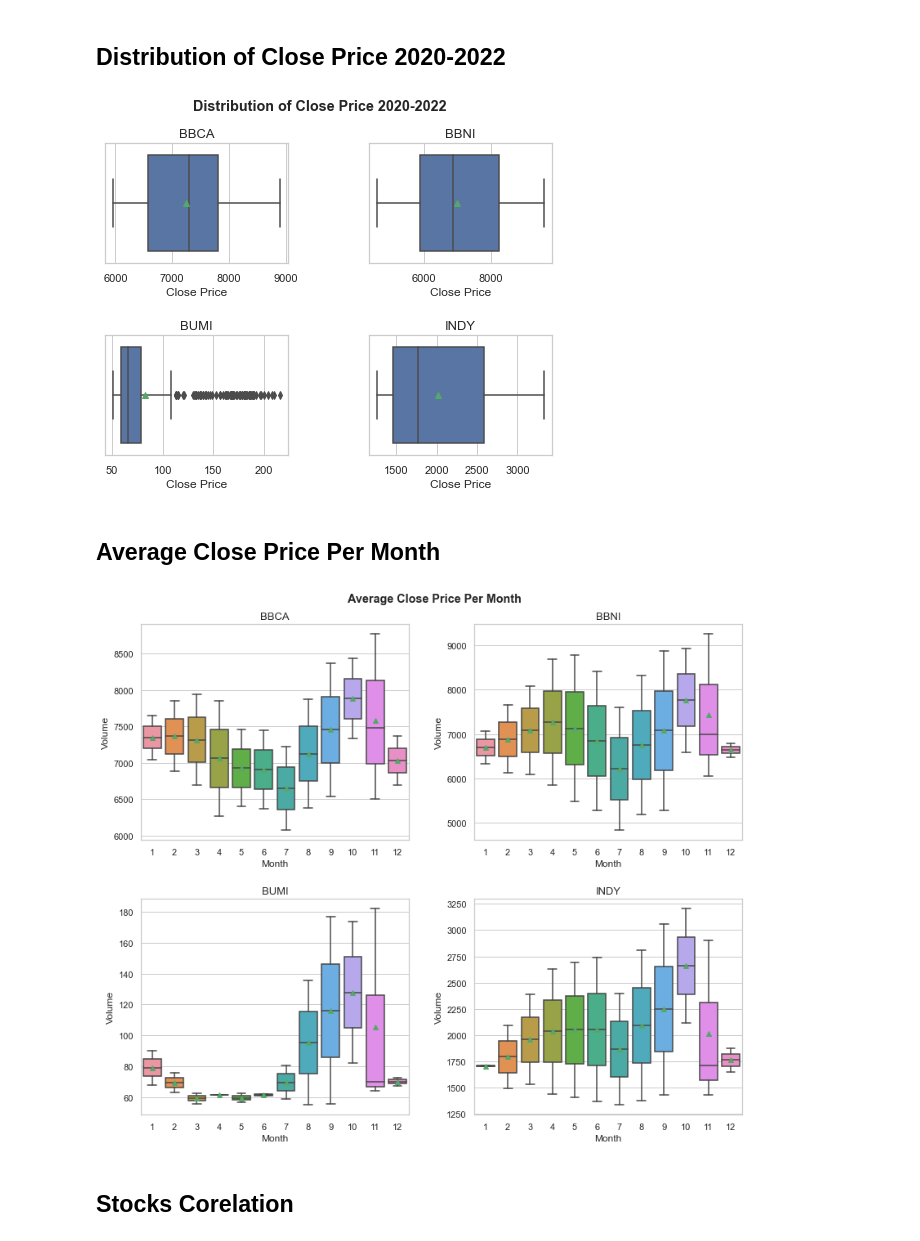
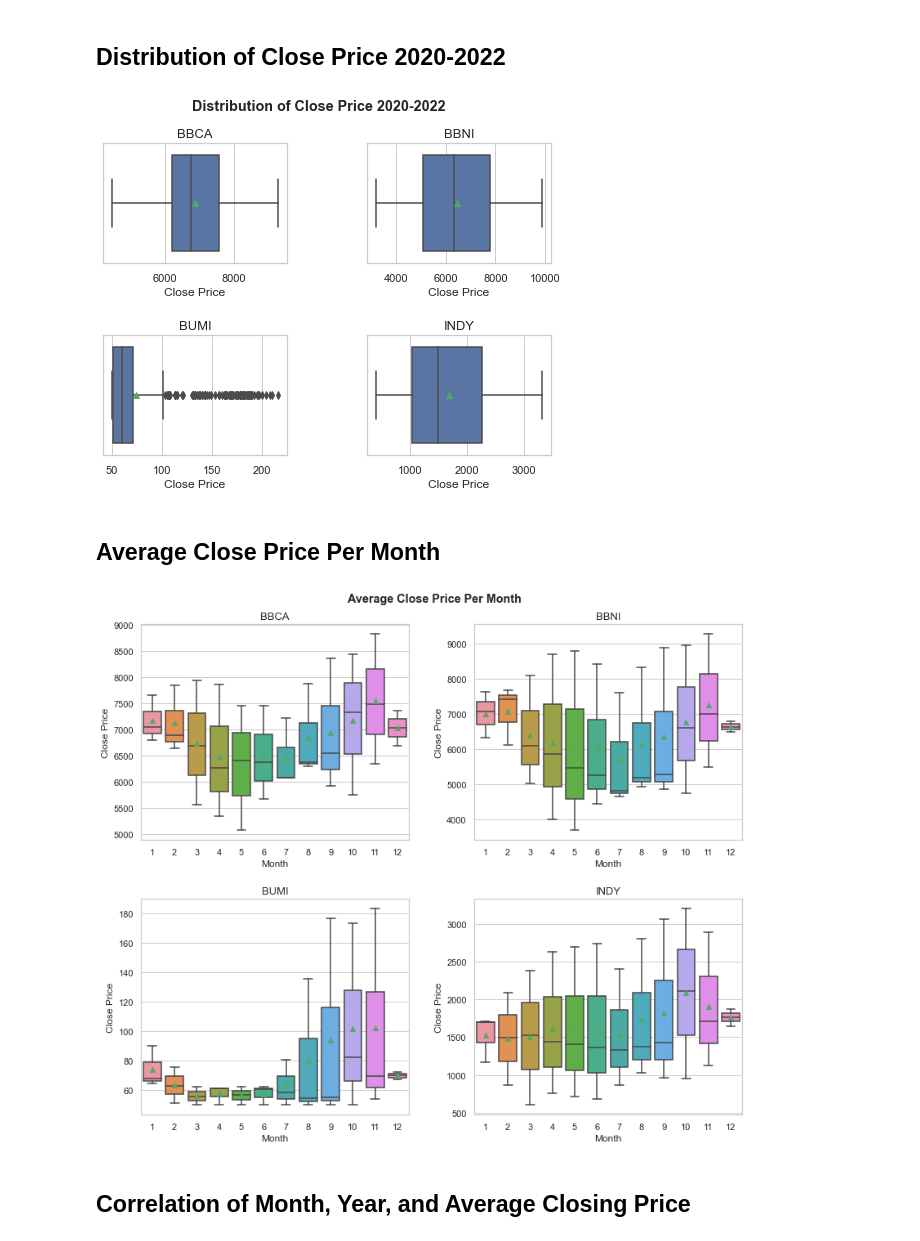
Before and after one commit to crypter70/Stocks-Prediction, a Jupyter notebook: Stocks Data Exploration.ipynb, the cells around one changed output. Drawn from its saved outputs; the diff is of its cells as text; code cells hidden in the pictures.

```diff
--- a/Stocks Data Exploration.ipynb
+++ b/Stocks Data Exploration.ipynb
@@ -21,7 +24,7 @@ stock_list = ['bbca', 'bbni', 'bumi', 'indy', 'sido']
 stock_code = ['BBCA', 'BBNI', 'BUMI', 'INDY', 'SIDO']
 
 for a, x in zip(stock_list, stock_code):
-    globals()[a] = pd.read_csv(f"C:\\Users\\LENOVO\\Stocks_exploration\\Stocks-Exploration\\data\\{x}_23_11_2022.csv", encoding='utf-8')
+    globals()[a] = pd.read_csv(f"C:\\Users\\LENOVO\\Stocks_exploration\\Stocks-Exploration\\data\\{x}_30_11_2022.csv", encoding='utf-8')
     globals()[a]['Date'] = pd.to_datetime(globals()[a]['Date'])
     globals()[a]['Volume'] = globals()[a]['Volume'].astype(int)
 
@@ -194,30 +146,16 @@ fig.tight_layout(pad=4)
 
 fig.suptitle(f'{chart4}', fontweight='bold')
 
-g_bbca = sns.boxplot(x='Close', data=bbca, showmeans=True, ax=axes[0,0])
-g_bbni = sns.boxplot(x='Close', data=bbni, showmeans=True, ax=axes[0,1])
-g_bumi = sns.boxplot(x='Close', data=bumi, showmeans=True, ax=axes[1,0])
-g_indy = sns.boxplot(x='Close', data=indy, showmeans=True, ax=axes[1,1])
+g_stock = ['g_bbca', 'g_bbni', 'g_bumi', 'g_indy']
 
-g_bbca.set_title('BBCA',fontweight="normal", size=13, y=1)
-g_bbca.set_xlabel('Close Price', fontsize = 12)
-# g_bbca.set_ylabel('Price')
-
-g_bbni.set_title('BBNI',fontweight="normal", size=13, y=1)
-g_bbni.set_xlabel('Close Price', fontsize = 12)
-# g_bbni.set_ylabel('Price')
-
-g_bumi.set_title('BUMI',fontweight="normal", size=13, y=1)
-g_bumi.set_xlabel('Close Price', fontsize = 12)
-# g_bumi.set_ylabel('Price')
-
-g_indy.set_title('INDY',fontweight="normal", size=13, y=1)
-g_indy.set_xlabel('Close Price', fontsize = 12)
-# g_indy.set_ylabel('Price')
+for x, y, z, ax in zip(stock_list, g_stock, stock_code, axes.flatten()):
+    y = sns.boxplot(x='Close', data=globals()[x], showmeans=True, ax=ax)
+    y.set_title(z ,fontweight="normal", size=13, y=1)
+    y.set_xlabel('Close Price', fontsize = 12)
 
 plt.show()
 # %% [output]
-[figure, old version]
+[figure, new version]
 # %%
 chart5 = 'Average Close Price Per Month'
 
@@ -230,48 +168,33 @@ Markdown("""
 # %%
 fig, axes = plt.subplots(2, 2, figsize=(12, 10))
 fig.tight_layout()
 fig.tight_layout(pad=4)
 
 stock_resample = ['bbca_sample', 'bbni_sample', 'bumi_sample', 'indy_sample']
 
 for x, y in zip(stock_list, stock_resample):
     globals()[y] = globals()[x].resample('M', on='Date').mean()
 
 fig.suptitle(f'{chart5}', fontweight='bold')
 
-g_bbca = sns.boxplot(y="Open",x=bbca_sample.index.month, data=bbca_sample, showmeans=True, ax=axes[0,0])
-g_bbni = sns.boxplot(y="Open",x=bbni_sample.index.month, data=bbni_sample, showmeans=True, ax=axes[0,1])
-g_bumi = sns.boxplot(y="Open",x=bumi_sample.index.month, data=bumi_sample, showmeans=True, ax=axes[1,0])
-g_indy = sns.boxplot(y="Open",x=indy_sample.index.month, data=indy_sample, showmeans=True, ax=axes[1,1])
-
-g_bbca.set_title('BBCA',fontweight="normal", size=13, y=1)
-g_bbca.set_xlabel('Month', fontsize = 12)
-g_bbca.set_ylabel('Volume')
-
-g_bbni.set_title('BBNI',fontweight="normal", size=13, y=1)
-g_bbni.set_xlabel('Month', fontsize = 12)
-g_bbni.set_ylabel('Volume')
-
-g_bumi.set_title('BUMI',fontweight="normal", size=13, y=1)
-g_bumi.set_xlabel('Month', fontsize = 12)
-g_bumi.set_ylabel('Volume')
-
-g_indy.set_title('INDY',fontweight="normal", size=13, y=1)
-g_indy.set_xlabel('Month', fontsize = 12)
-g_indy.set_ylabel('Volume')
+for x, y, z, ax in zip(stock_resample, g_stock, stock_code, axes.flatten()):
+    y = sns.boxplot(y="Open",x=globals()[x].index.month, data=globals()[x], showmeans=True, ax=ax)
+    y.set_title(z, fontweight="normal", size=13, y=1)
+    y.set_xlabel('Month', fontsize = 12)
+    y.set_ylabel('Close Price')
 
 plt.show()
 # %% [output]
-[figure, old version]
+[figure, new version]
 # %%
-chart6 = 'Stocks Corelation'
+chart6 = 'Correlation of Month, Year, and Average Closing Price'
 
 Markdown("""
 ## {title}
 """.format(title=chart6))
 # %% [output]
 
-## Stocks Corelation
+## Correlation of Month, Year, and Average Closing Price
 # %%
 stock_pivot =['bbca_pivot', 'bbni_pivot', 'bumi_pivot', 'indy_pivot']
 
```
Also changed, not shown: parts of 12 cells of this notebook, 7 other files.
